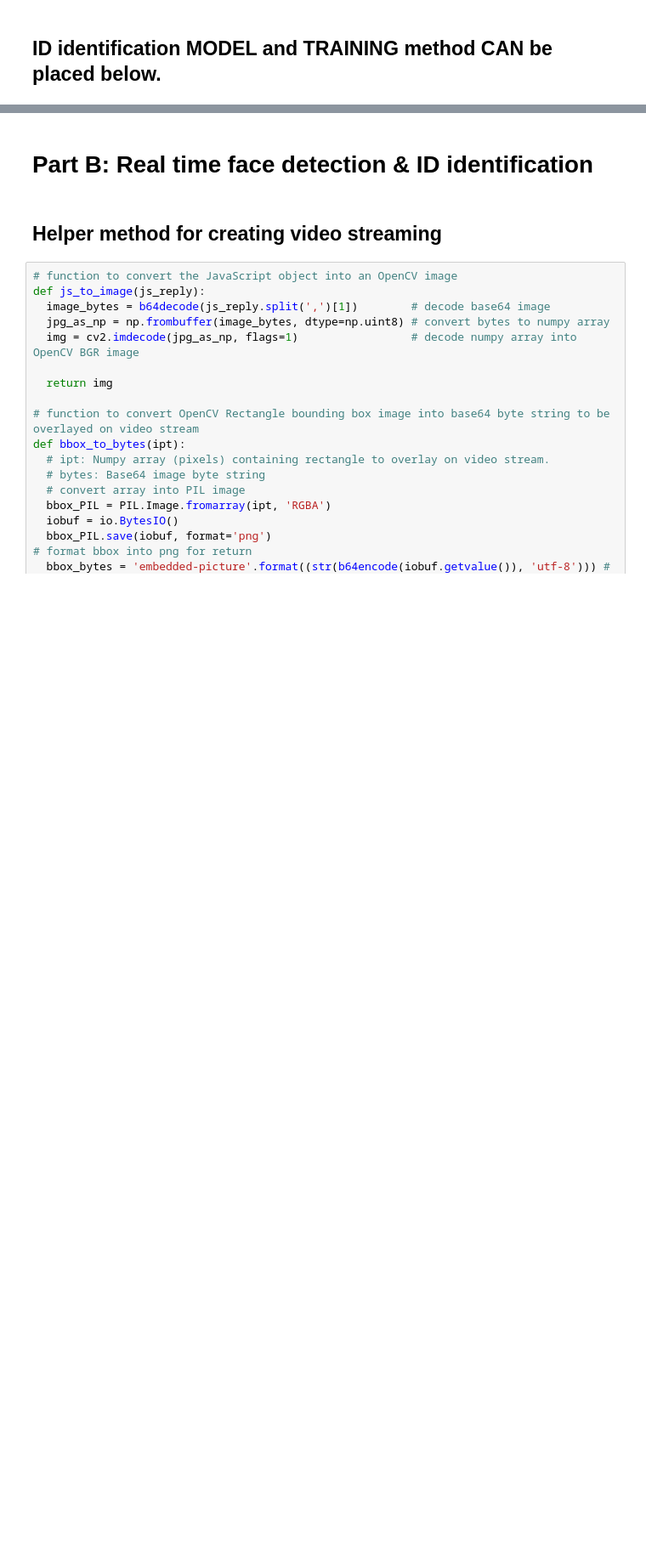
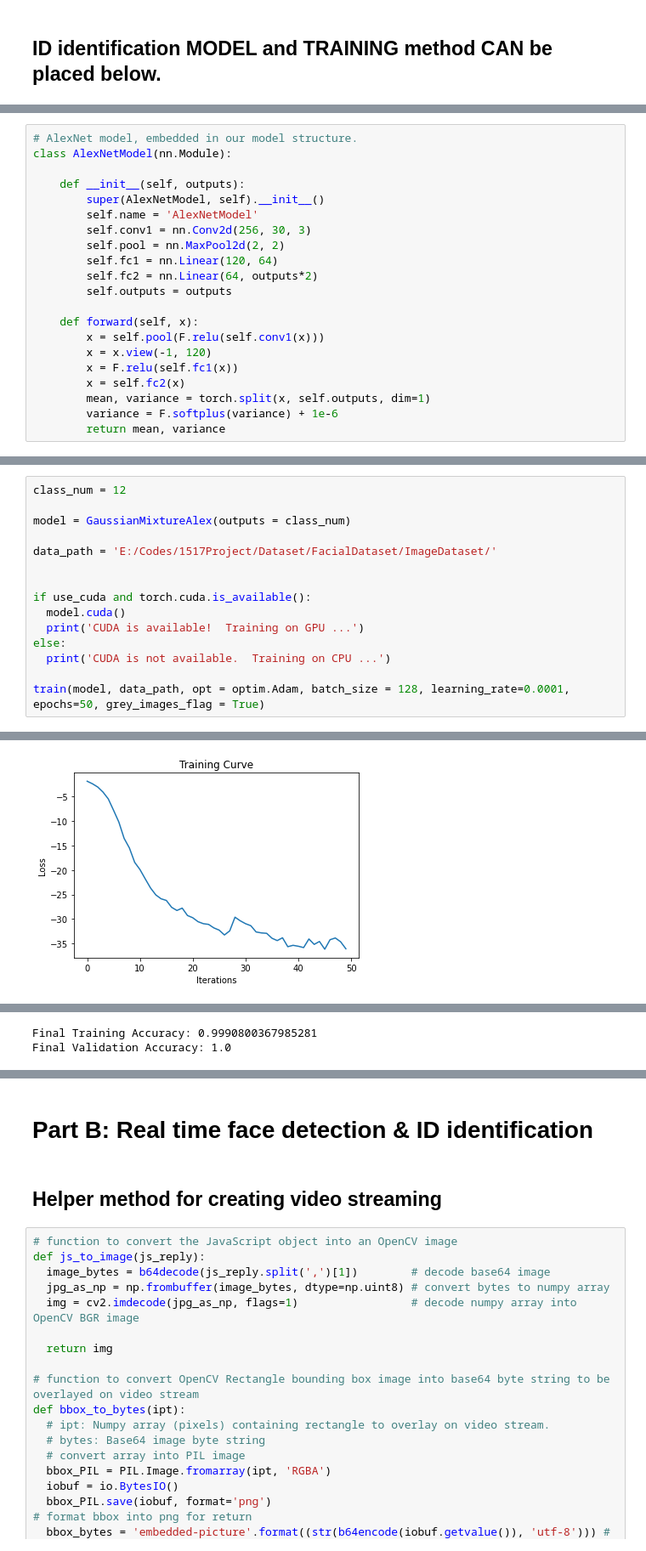
Before and after one commit to CZhao97/Facial-Identity-Recognition-With-Masks, a Jupyter notebook: model/Project_Face_detection.ipynb, the cells around one changed output, grey strips where cells are left out. Shown at 85% size. Cells and saved outputs as stored; diff of their text form; blank space fills up the shorter version.

```diff
--- a/model/Project_Face_detection.ipynb
+++ b/model/Project_Face_detection.ipynb
@@ -150,0 +229,21 @@ Done
+# %%
+# AlexNet model, embedded in our model structure.
+class AlexNetModel(nn.Module):
+
+    def __init__(self, outputs):
+        super(AlexNetModel, self).__init__()
+        self.name = 'AlexNetModel'
+        self.conv1 = nn.Conv2d(256, 30, 3)
+        self.pool = nn.MaxPool2d(2, 2)
+        self.fc1 = nn.Linear(120, 64)
+        self.fc2 = nn.Linear(64, outputs*2)
+        self.outputs = outputs
+
+    def forward(self, x):
+        x = self.pool(F.relu(self.conv1(x)))
+        x = x.view(-1, 120)
+        x = F.relu(self.fc1(x))
+        x = self.fc2(x)
+        mean, variance = torch.split(x, self.outputs, dim=1)
+        variance = F.softplus(variance) + 1e-6
+        return mean, variance
@@ -150,0 +455,16 @@ Done
+# %%
+class_num = 12
+
+model = GaussianMixtureAlex(outputs = class_num)
+
+data_path = 'E:/Codes/1517Project/Dataset/FacialDataset/ImageDataset/'
+
+
+if use_cuda and torch.cuda.is_available():
+  model.cuda()
+  print('CUDA is available!  Training on GPU ...')
+else:
+  print('CUDA is not available.  Training on CPU ...')
+
+train(model, data_path, opt = optim.Adam, batch_size = 128, learning_rate=0.0001, epochs=50, grey_images_flag = True)
+# %% [output]
@@ -150,0 +488 @@ Done
+[figure, added]
@@ -150,0 +490,2 @@ Done
+Final Training Accuracy: 0.9990800367985281
+Final Validation Accuracy: 1.0
```
Also changed, not shown: parts of 27 cells of this notebook, 5 other files.
